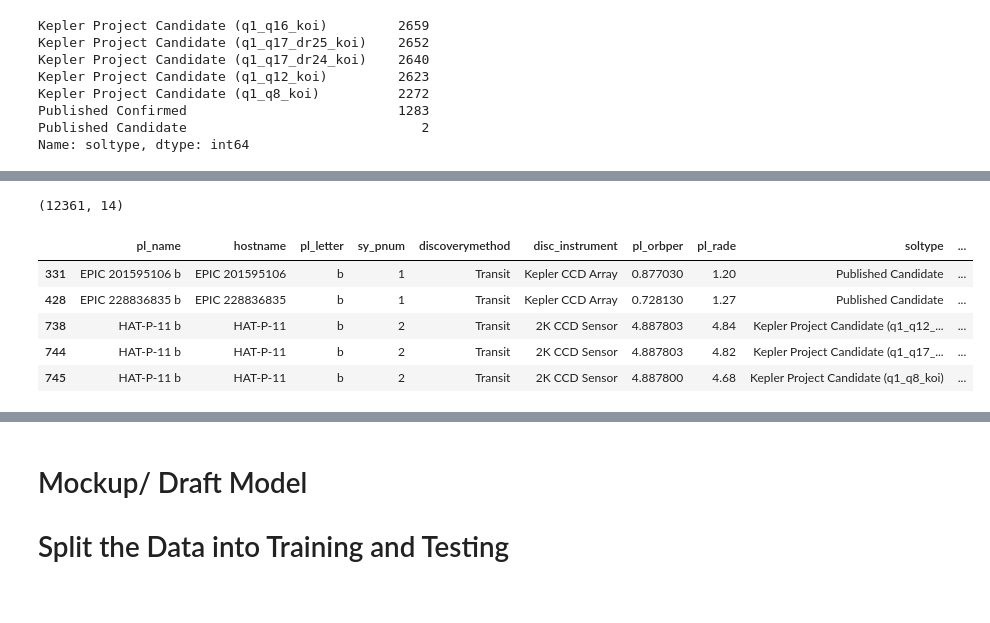
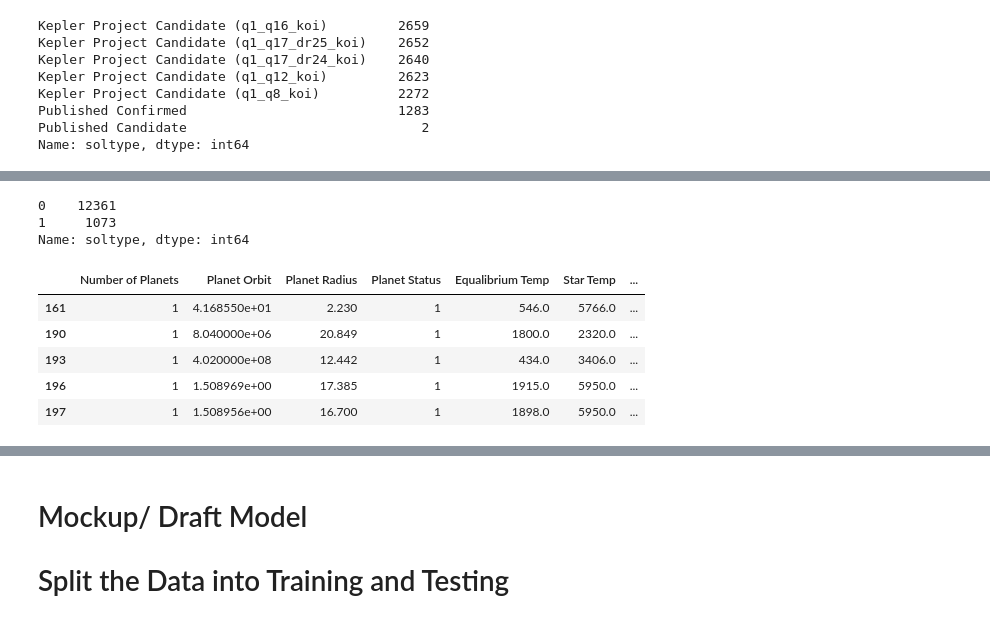
Before and after one commit to psidhu42/Group-3-NASA-Exoplanets, a Jupyter notebook: Project-Test/initial_data_test.ipynb, the cells around one changed output, grey strips where cells are left out. Cells and saved outputs as stored; diff of their text form; code cells hidden in the pictures.

```diff
--- a/Project-Test/initial_data_test.ipynb
+++ b/Project-Test/initial_data_test.ipynb
@@ -48,8 +49,8 @@ TESS Project Candidate                              184
 Name: soltype, dtype: int64
 # %%
 # Create a new dataframe by selecting desired columns:
-new_exoplanet_df = exoplanet_df[["pl_name", "hostname", "pl_letter", "sy_snum",
-                                 "sy_pnum", "discoverymethod", "disc_instrument",
+new_exoplanet_df = exoplanet_df[["sy_snum",
+                                 "sy_pnum",
                                  "pl_orbper", "pl_rade", "soltype", "pl_eqt",
                                  "st_teff", "st_rad", "st_mass", "st_logg"]]
 
@@ -130,0 +144,6 @@ clean_exoplanet_df.head()
+# %%
+# Replace values in 'soltype' with 1 or 0:
+
+clean_exoplanet_df['soltype'].replace('Published Confirmed', 1, inplace=True)
+clean_exoplanet_df[clean_exoplanet_df['soltype'] != 1] = 0
+clean_exoplanet_df
@@ -131,17 +164,23 @@ clean_exoplanet_df.head()
+# %%
+clean_exoplanet_df['soltype'].value_counts()
+# %% [output]
+0    12361
+1     1073
+Name: soltype, dtype: int64
+# %%
+clean_exoplanet_df['soltype'] = clean_exoplanet_df['soltype'].astype(str).astype(int)
 # %%
-# Remove the `Published Confirmed` from soltype:
-confirmed_mask = clean_exoplanet_df['soltype'] != 'Published Confirmed'
-clean_exoplanet_df = clean_exoplanet_df.loc[confirmed_mask]
+clean_exoplanet_df.columns = ['Number of Planets',
+                              'Planet Orbit', 'Planet Radius', 'Planet Status', 'Equalibrium Temp',
+                              'Star Temp', 'Star Radius', 'Star Mass', 'Star Gravity']
 
-print(clean_exoplanet_df.shape)
 clean_exoplanet_df.head()
 # %% [output]
-(12361, 14)
-|  | pl_name | hostname | pl_letter | sy_pnum | discoverymethod | disc_instrument | pl_orbper | pl_rade | soltype | ... |
-| 331 | EPIC 201595106 b | EPIC 201595106 | b | 1 | Transit | Kepler CCD Array | 0.877030 | 1.20 | Published Candidate | ... |
-| 428 | EPIC 228836835 b | EPIC 228836835 | b | 1 | Transit | Kepler CCD Array | 0.728130 | 1.27 | Published Candidate | ... |
-| 738 | HAT-P-11 b | HAT-P-11 | b | 2 | Transit | 2K CCD Sensor | 4.887803 | 4.84 | Kepler Project Candidate (q1_q12_... | ... |
-| 744 | HAT-P-11 b | HAT-P-11 | b | 2 | Transit | 2K CCD Sensor | 4.887803 | 4.82 | Kepler Project Candidate (q1_q17_... | ... |
-| 745 | HAT-P-11 b | HAT-P-11 | b | 2 | Transit | 2K CCD Sensor | 4.887800 | 4.68 | Kepler Project Candidate (q1_q8_koi) | ... |
+|  | Number of Planets | Planet Orbit | Planet Radius | Planet Status | Equalibrium Temp | Star Temp | ... |
+| 161 | 1 | 4.168550e+01 | 2.230 | 1 | 546.0 | 5766.0 | ... |
+| 190 | 1 | 8.040000e+06 | 20.849 | 1 | 1800.0 | 2320.0 | ... |
+| 193 | 1 | 4.020000e+08 | 12.442 | 1 | 434.0 | 3406.0 | ... |
+| 196 | 1 | 1.508969e+00 | 17.385 | 1 | 1915.0 | 5950.0 | ... |
+| 197 | 1 | 1.508956e+00 | 16.700 | 1 | 1898.0 | 5950.0 | ... |
 # %%
 # Export the Dataframe as a new CSV file without the index.
```
Also changed, not shown: parts of 16 cells of this notebook.
